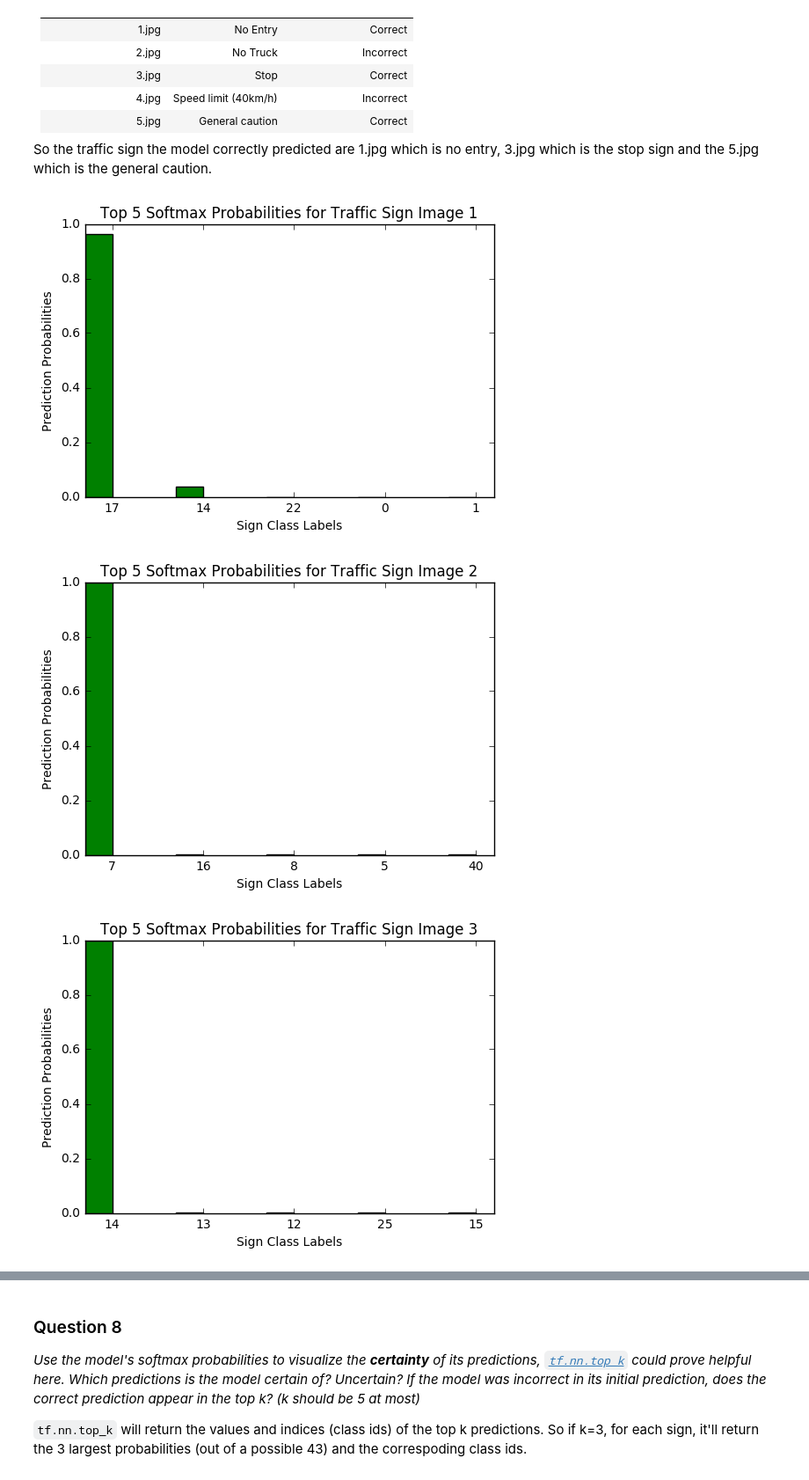
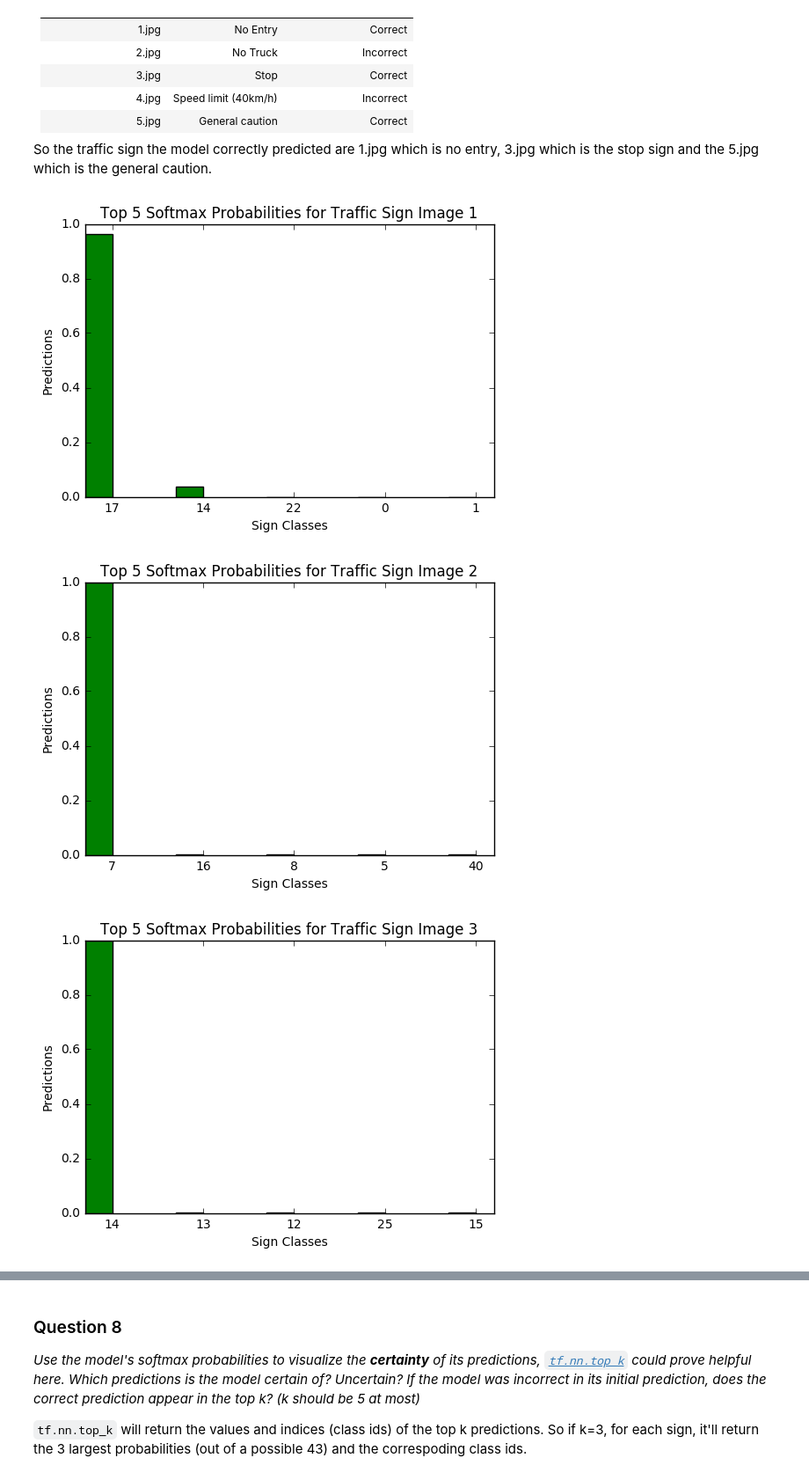
Before and after one commit to freeleons/CarND-Traffic-Sign-Classifier-Project, a Jupyter notebook: Traffic_Sign_Classifier.ipynb, the cells around one changed output, grey strips where cells are left out. Shown at 88% size. Saved outputs shown, nothing was run; the diff lists cells and outputs as text; code cells hidden in the pictures.

```diff
--- a/Traffic_Sign_Classifier.ipynb
+++ b/Traffic_Sign_Classifier.ipynb
@@ -503,20 +503,20 @@ So the traffic sign the model correctly predicted are 1.jpg which is no entry, 3
 # %%
 ### Visualize the softmax probabilities here.
 ### Feel free to use as many code cells as needed.
 values = top_k[0]
 index = top_k[1]
 
 bar = np.arange(5)
 for i in range(5):
     plt.figure(i)
     bar_values = values[i]
     plt.bar(bar, bar_values, 0.30, color='g')
-    plt.ylabel('Prediction Probabilities')
-    plt.xlabel('Sign Class Labels')
+    plt.ylabel('Predictions')
+    plt.xlabel('Sign Classes')
     plt.title('Top 5 Softmax Probabilities for Traffic Sign Image {}'.format(str(i+1)))
     plt.xticks(bar+0.30, tuple(index[i]))
 plt.show()
 # %% [output]
-[figure, old version]
+[figure, new version]
-[figure, old version]
+[figure, new version]
-[figure, old version]
+[figure, new version]
```
Also changed, not shown: parts of 1 cell of this notebook.
